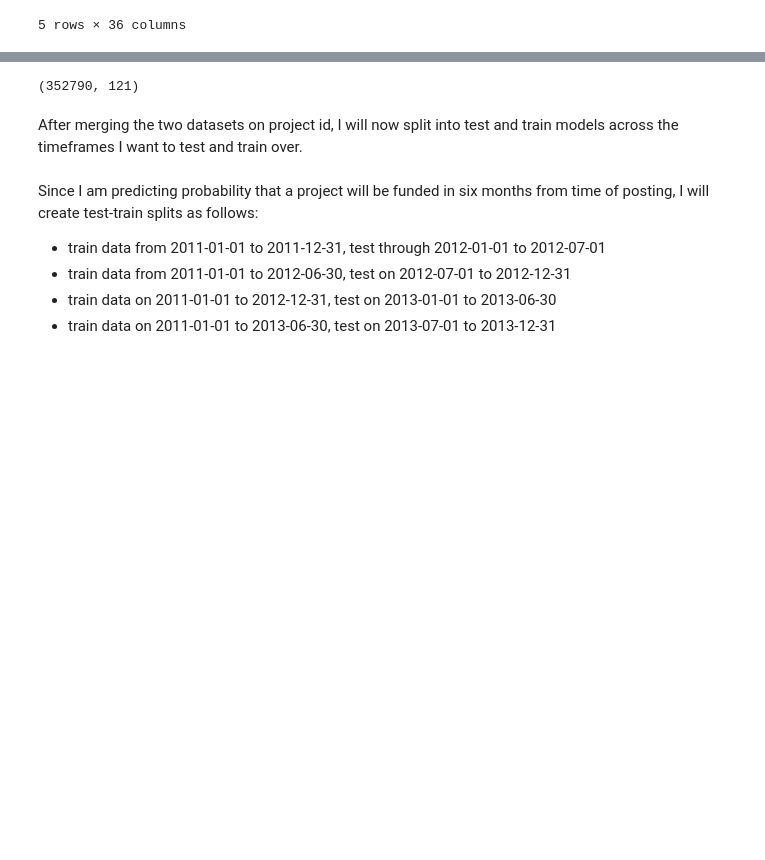
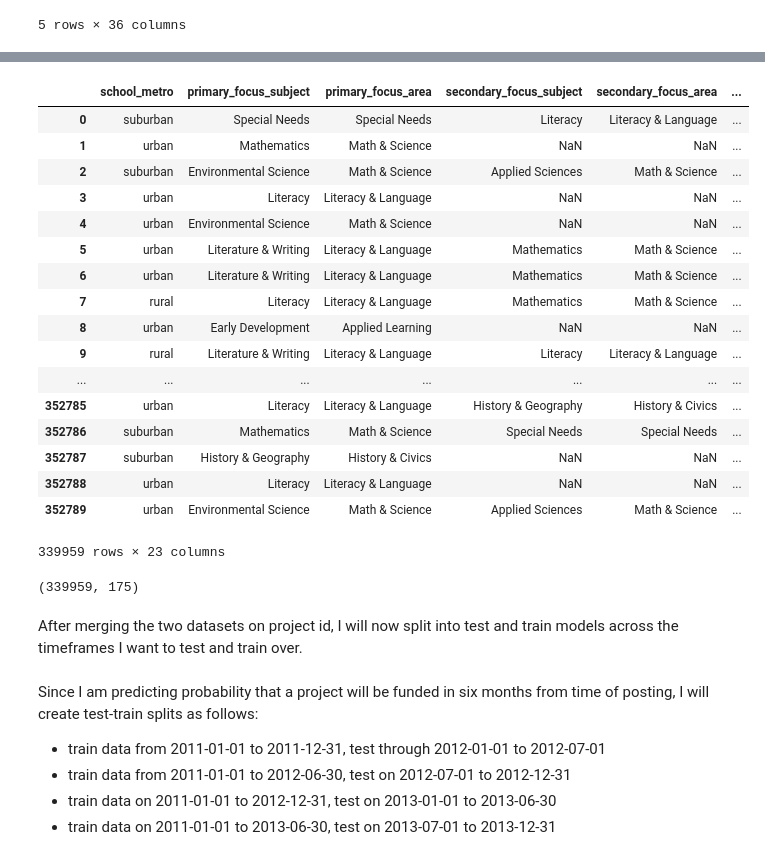
Before and after one commit to marioamz/Machine-Learning-Exploring, a Jupyter notebook: HW4/Data Exploration Pipeline Testing.ipynb, the cells around one changed output, grey strips where cells are left out. Cells and saved outputs as stored; diff of their text form; code cells hidden in the pictures; blank space fills up the shorter version.

```diff
--- a/HW4/Data Exploration Pipeline Testing.ipynb
+++ b/HW4/Data Exploration Pipeline Testing.ipynb
@@ -118,11 +184,35 @@ cols = ['eligible_almost_home_match', 'eligible_double_your_impact_match', 'teac
 de.true_to_false(merged, cols)
+# %%
+nulls_d = {'students_reached': 'median'}
+delv = ['fulfillment_labor_materials','school_zip','projectid', 'teacher_acctid', 'schoolid', 'teacher_prefix','school_ncesid', 'school_latitude', 'school_longitude', 'school_city', 'school_state', 'school_district', 'school_county']
+disc = ['students_reached', 'total_price_excluding_optional_support', 'total_price_including_optional_support']
+
+de.clean_data(merged, nulls_d, disc, [], delv)
+# %% [output]
+|  | school_metro | primary_focus_subject | primary_focus_area | secondary_focus_subject | secondary_focus_area | ... |
+| 0 | suburban | Special Needs | Special Needs | Literacy | Literacy & Language | ... |
+| 1 | urban | Mathematics | Math & Science | NaN | NaN | ... |
+| 2 | suburban | Environmental Science | Math & Science | Applied Sciences | Math & Science | ... |
+| 3 | urban | Literacy | Literacy & Language | NaN | NaN | ... |
+| 4 | urban | Environmental Science | Math & Science | NaN | NaN | ... |
+| 5 | urban | Literature & Writing | Literacy & Language | Mathematics | Math & Science | ... |
+| 6 | urban | Literature & Writing | Literacy & Language | Mathematics | Math & Science | ... |
+| 7 | rural | Literacy | Literacy & Language | Mathematics | Math & Science | ... |
+| 8 | urban | Early Development | Applied Learning | NaN | NaN | ... |
+| 9 | rural | Literature & Writing | Literacy & Language | Literacy | Literacy & Language | ... |
+| ... | ... | ... | ... | ... | ... | ... |
+| 352785 | urban | Literacy | Literacy & Language | History & Geography | History & Civics | ... |
+| 352786 | suburban | Mathematics | Math & Science | Special Needs | Special Needs | ... |
+| 352787 | suburban | History & Geography | History & Civics | NaN | NaN | ... |
+| 352788 | urban | Literacy | Literacy & Language | NaN | NaN | ... |
+| 352789 | urban | Environmental Science | Math & Science | Applied Sciences | Math & Science | ... |
+339959 rows × 23 columns
 # %%
-to_dummy = ['school_metro','primary_focus_subject', 'primary_focus_area', 'secondary_focus_subject', 'secondary_focus_area', 'resource_type', 'poverty_level', 'grade_level']
+to_dummy = ['students_reached_groups', 'tp_include', 'tp_exclude', 'school_metro','primary_focus_subject', 'primary_focus_area', 'secondary_focus_subject', 'secondary_focus_area', 'resource_type', 'poverty_level', 'grade_level']
 new_df = de.dummify(merged, to_dummy)
+new_df.shape
+# %% [output]
+(339959, 175)
-# %%
-new_df.shape
-# %% [output]
-(352790, 121)
 # %% [markdown]
 After merging the two datasets on project id, I will now split into test and train models across the timeframes I want to test and train over.
 # %% [markdown]
```
Also changed, not shown: parts of 21 cells of this notebook, 2 other files.
